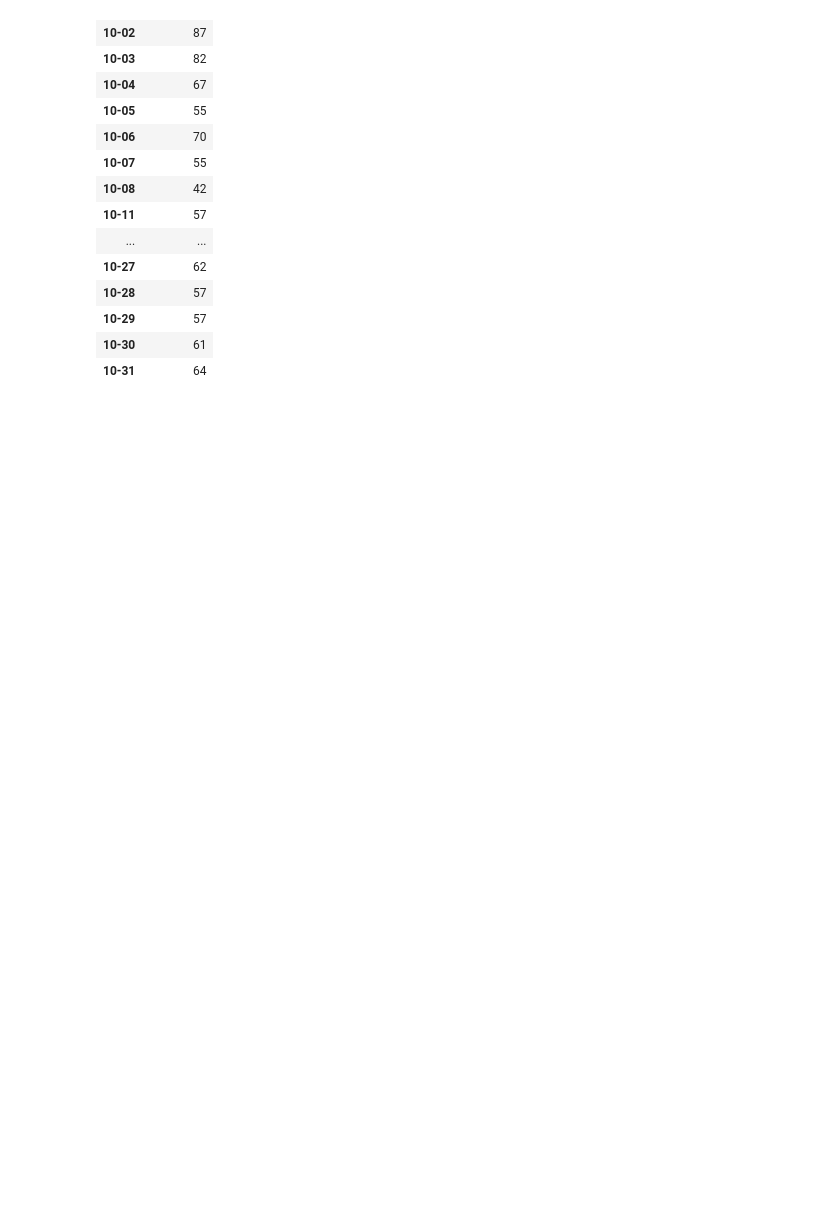
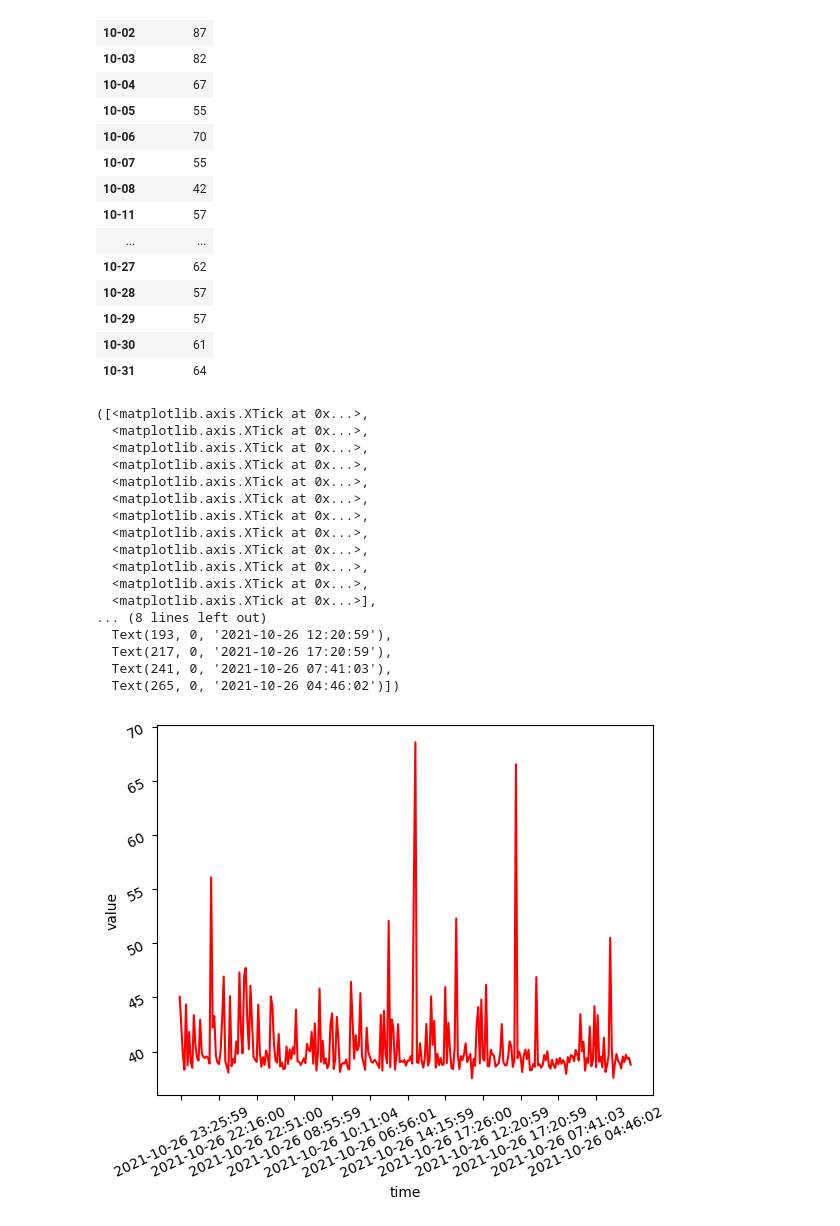
Before and after one commit to internet-equity/netrics-data, a Jupyter notebook: code/Lizet/anomaly2.Lizet-Copy1.ipynb, the cells around one changed output. Saved outputs shown, nothing was run; the diff lists cells and outputs as text; code cells hidden in the pictures; blank space fills up the shorter version.

Commit message:
Anomaly counter and correct time series plots
duplicated notebook to complete tasks from 7/5 and corrected plots with variables from the time column

```diff
--- a/code/Lizet/anomaly2.Lizet-Copy1.ipynb
+++ b/code/Lizet/anomaly2.Lizet-Copy1.ipynb
@@ -441,3 +456,27 @@ anomaly_df
 | 10-29 | 57 |
 | 10-30 | 61 |
 | 10-31 | 64 |
+# %%
+sns.lineplot( x = "time", y = "value",
+             color = 'r', data = day7 )
+plt.tick_params(labelrotation = 25)
+plt.xticks(np.arange(1,288, 24))
+# %% [output]
+([<matplotlib.axis.XTick at 0x...>,
+  <matplotlib.axis.XTick at 0x...>,
+  <matplotlib.axis.XTick at 0x...>,
+  <matplotlib.axis.XTick at 0x...>,
+  <matplotlib.axis.XTick at 0x...>,
+  <matplotlib.axis.XTick at 0x...>,
+  <matplotlib.axis.XTick at 0x...>,
+  <matplotlib.axis.XTick at 0x...>,
+  <matplotlib.axis.XTick at 0x...>,
+  <matplotlib.axis.XTick at 0x...>,
+  <matplotlib.axis.XTick at 0x...>,
+  <matplotlib.axis.XTick at 0x...>],
+... (8 lines left out)
+  Text(193, 0, '2021-10-26 12:20:59'),
+  Text(217, 0, '2021-10-26 17:20:59'),
+  Text(241, 0, '2021-10-26 07:41:03'),
+  Text(265, 0, '2021-10-26 04:46:02')])
+[figure, added]
```
Also changed, not shown: parts of 9 cells of this notebook.
